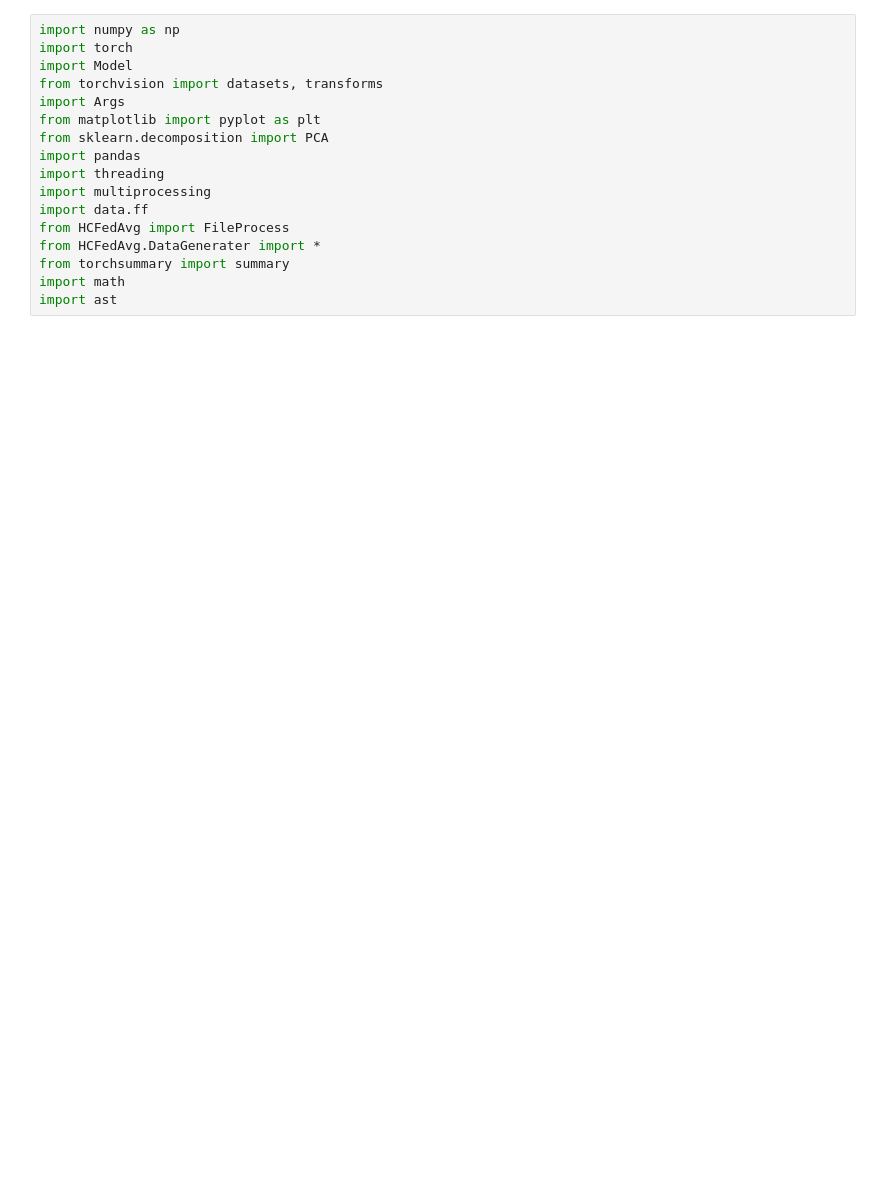
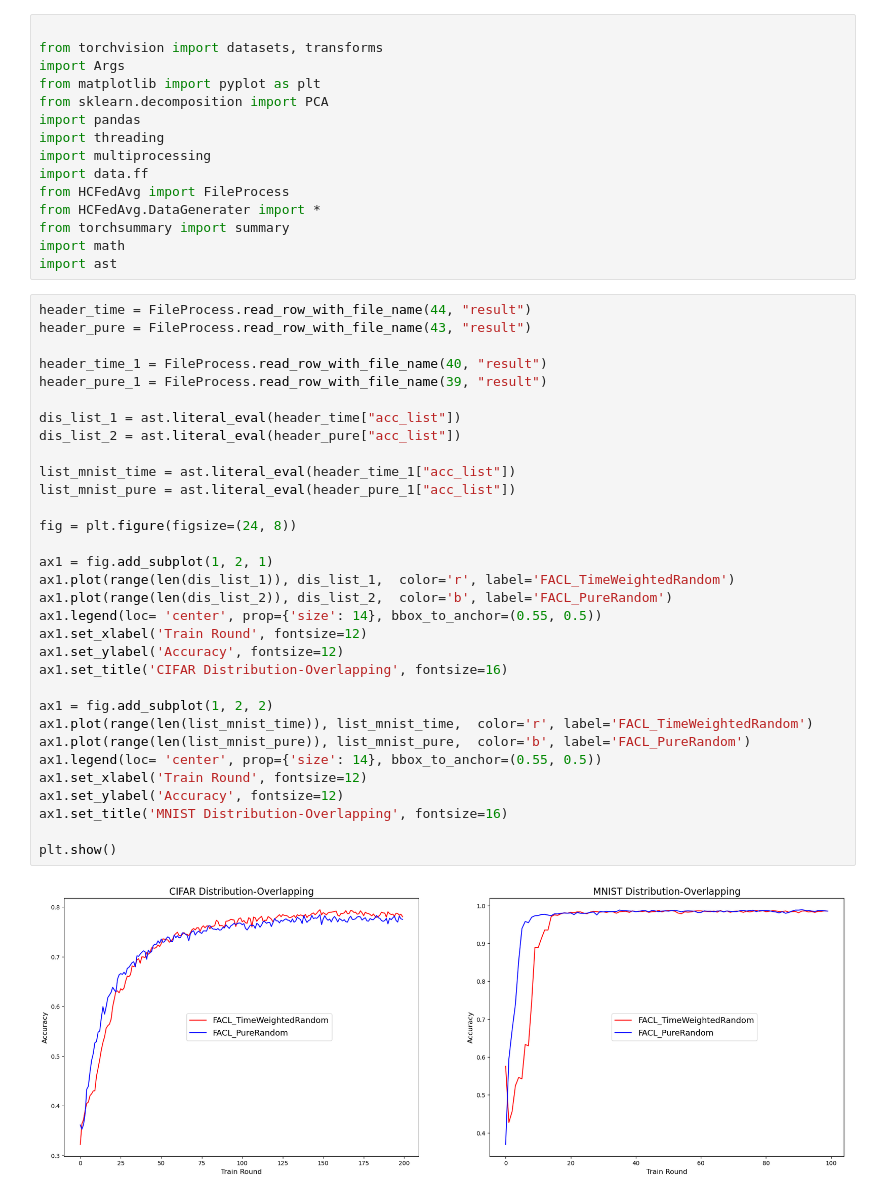
Before and after one commit to Soak-rar/CFL, a Jupyter notebook: HCFedAvg/MultiProcessTest.ipynb, the cells around one changed output. Saved outputs shown, nothing was run; the diff lists cells and outputs as text; blank space fills up the shorter version.

```diff
--- a/HCFedAvg/MultiProcessTest.ipynb
+++ b/HCFedAvg/MultiProcessTest.ipynb
@@ -1,7 +1,5 @@
 # %%
-import numpy as np
-import torch
-import Model
+
 from torchvision import datasets, transforms
 import Args
 from matplotlib import pyplot as plt
@@ -15,6 +13,40 @@ from HCFedAvg.DataGenerater import *
 from torchsummary import summary
 import math
 import ast
+# %%
+header_time = FileProcess.read_row_with_file_name(44, "result")
+header_pure = FileProcess.read_row_with_file_name(43, "result")
+
+header_time_1 = FileProcess.read_row_with_file_name(40, "result")
+header_pure_1 = FileProcess.read_row_with_file_name(39, "result")
+
+dis_list_1 = ast.literal_eval(header_time["acc_list"])
+dis_list_2 = ast.literal_eval(header_pure["acc_list"])
+
+list_mnist_time = ast.literal_eval(header_time_1["acc_list"])
+list_mnist_pure = ast.literal_eval(header_pure_1["acc_list"])
+
+fig = plt.figure(figsize=(24, 8))
+
+ax1 = fig.add_subplot(1, 2, 1)
+ax1.plot(range(len(dis_list_1)), dis_list_1,  color='r', label='FACL_TimeWeightedRandom')
+ax1.plot(range(len(dis_list_2)), dis_list_2,  color='b', label='FACL_PureRandom')
+ax1.legend(loc= 'center', prop={'size': 14}, bbox_to_anchor=(0.55, 0.5))
+ax1.set_xlabel('Train Round', fontsize=12)
+ax1.set_ylabel('Accuracy', fontsize=12)
+ax1.set_title('CIFAR Distribution-Overlapping', fontsize=16)
+
+ax1 = fig.add_subplot(1, 2, 2)
+ax1.plot(range(len(list_mnist_time)), list_mnist_time,  color='r', label='FACL_TimeWeightedRandom')
+ax1.plot(range(len(list_mnist_pure)), list_mnist_pure,  color='b', label='FACL_PureRandom')
+ax1.legend(loc= 'center', prop={'size': 14}, bbox_to_anchor=(0.55, 0.5))
+ax1.set_xlabel('Train Round', fontsize=12)
+ax1.set_ylabel('Accuracy', fontsize=12)
+ax1.set_title('MNIST Distribution-Overlapping', fontsize=16)
+
+plt.show()
+# %% [output]
+[figure, added]
 # %%
 
 
```
Also changed, not shown: parts of 1 cell of this notebook, 18 other files.
